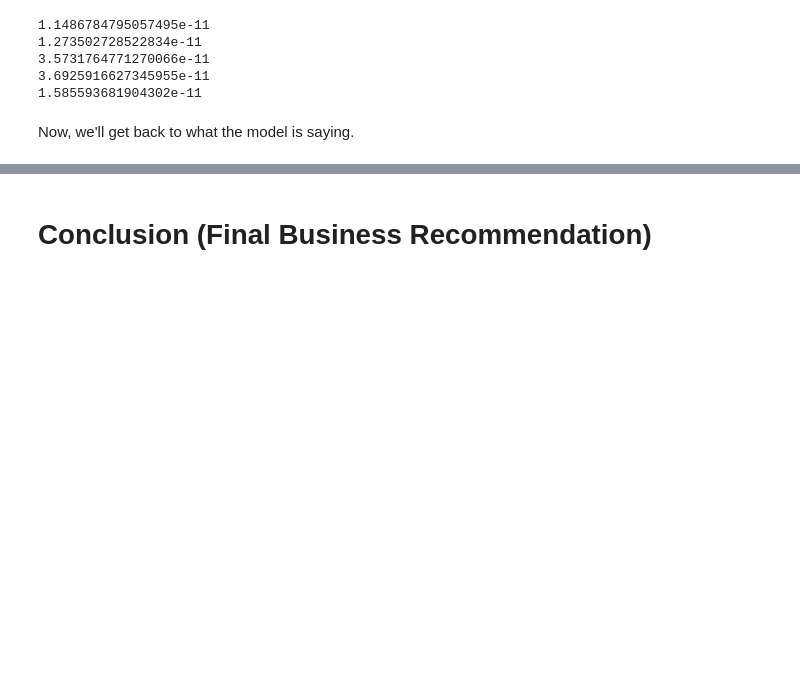
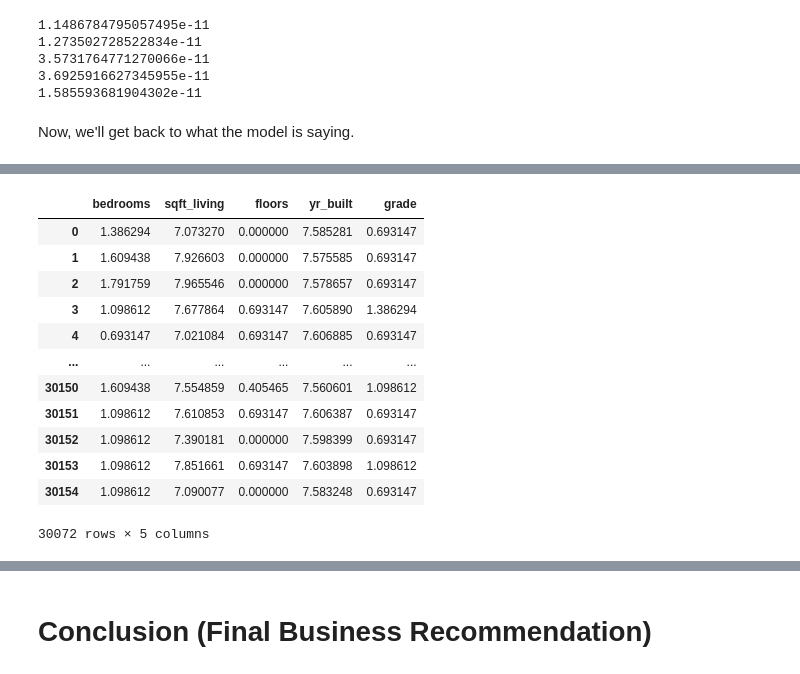
Before and after one commit to bmjaron/phase_2_final_project, a Jupyter notebook: regression_final_project_v_2.ipynb, the cells around one changed output, grey strips where cells are left out. Drawn from its saved outputs; the diff is of its cells as text; code cells hidden in the pictures; blank space fills up the shorter version.

```diff
--- a/regression_final_project_v_2.ipynb
+++ b/regression_final_project_v_2.ipynb
@@ -595,0 +629,2 @@ These coefficients also make sense given what we'd expect about King County, whi
+# %%
+pre_log_df = multiple_v4_predictors.drop(['sqft_garage', 'sqft_patio', 'view', 'sqft_living_squared'], axis=1)
@@ -595,0 +650,18 @@ These coefficients also make sense given what we'd expect about King County, whi
+# %%
+log_predictors = np.log(pre_log_df[pre_log_df['bedrooms'] > 0])
+
+log_predictors
+# %% [output]
+|  | bedrooms | sqft_living | floors | yr_built | grade |
+| 0 | 1.386294 | 7.073270 | 0.000000 | 7.585281 | 0.693147 |
+| 1 | 1.609438 | 7.926603 | 0.000000 | 7.575585 | 0.693147 |
+| 2 | 1.791759 | 7.965546 | 0.000000 | 7.578657 | 0.693147 |
+| 3 | 1.098612 | 7.677864 | 0.693147 | 7.605890 | 1.386294 |
+| 4 | 0.693147 | 7.021084 | 0.693147 | 7.606885 | 0.693147 |
+| ... | ... | ... | ... | ... | ... |
+| 30150 | 1.609438 | 7.554859 | 0.405465 | 7.560601 | 1.098612 |
+| 30151 | 1.098612 | 7.610853 | 0.693147 | 7.606387 | 0.693147 |
+| 30152 | 1.098612 | 7.390181 | 0.000000 | 7.598399 | 0.693147 |
+| 30153 | 1.098612 | 7.851661 | 0.693147 | 7.603898 | 1.098612 |
+| 30154 | 1.098612 | 7.090077 | 0.000000 | 7.583248 | 0.693147 |
+30072 rows × 5 columns
```
Also changed, not shown: parts of 27 cells of this notebook.
